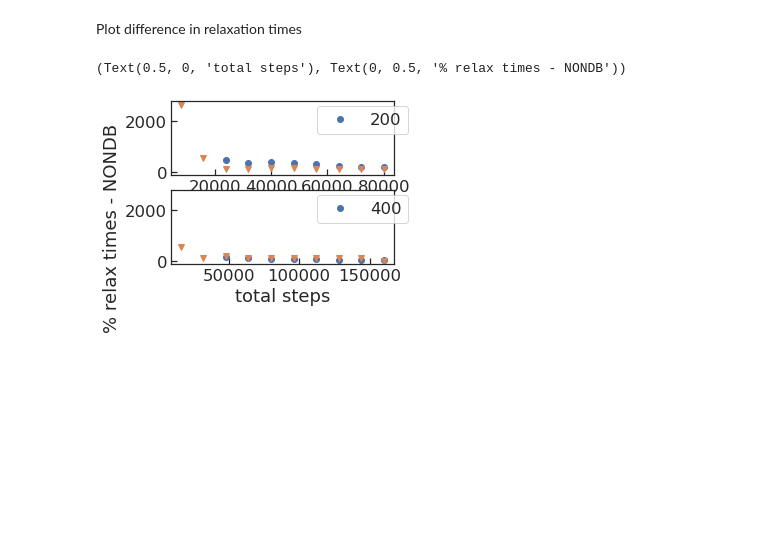
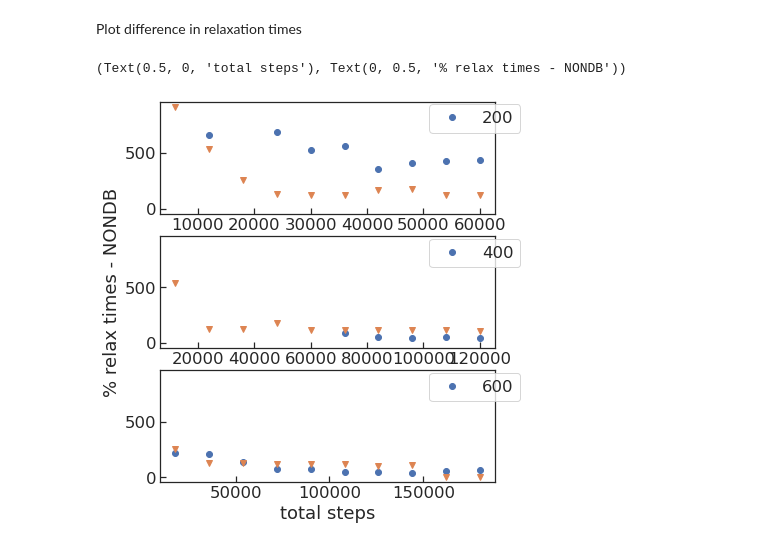
Before and after one commit to BioKT/AdaptiveMasterMSM, a Jupyter notebook: notebooks/villin.ipynb, the cells around one changed output. Saved outputs shown, nothing was run; the diff lists cells and outputs as text; code cells hidden in the pictures; blank space fills up the shorter version.

```diff
--- a/notebooks/villin.ipynb
+++ b/notebooks/villin.ipynb
@@ -558,7 +522,7 @@ print(plottime)
 # Build fractions of PLAIN MD
 rmats = {}
 #ldata = np.unique(plottime)
-ldata = np.arange(200,500,200)
+ldata = np.arange(200,700,200)
 for plains in ldata:
     rmats[plains] = []
     for epo in range(n_epochs):
@@ -597,6 +561,6 @@ dict_keys([200, 400])
 # %%
 mdtim, mdmpop, mdexp = {}, {}, {}
-ldata = np.arange(200,500,200)
+ldata = np.arange(200,700,200)
 for plains in ldata:
     mdtim[plains], mdexp[plains], mdmpop[plains] = [], [], []
     for epo in range(n_epochs):
@@ -629,8 +593,8 @@ print(listnow)
 # %% [markdown]
 Plot % of explored states
 # %%
-fig, ax = plt.subplots(2,figsize=(4,3),sharey=True )
-for i in range(2):
+fig, ax = plt.subplots(3,figsize=(6,7),sharey=True )
+for i in range(3):
     ax[i].plot(plottime[i*n_epochs:i*n_epochs+n_epochs], \
                plotexp[i*n_epochs:i*n_epochs+n_epochs],'o',label=list(aux.keys())[i])
     ax[i].legend(bbox_to_anchor=(1., 1.25))
@@ -642,8 +606,8 @@ ax[-1].set_xlabel('total steps'),ax[1].set_ylabel('% explored pop NONDB')
 # %% [markdown]
 Plot difference in MSM populations
 # %%
-fig, ax = plt.subplots(2,figsize=(4,3),sharey=True )
-for i in range(2):
+fig, ax = plt.subplots(3,figsize=(6,7),sharey=True )
+for i in range(3):
     ax[i].plot(plottime[i*n_epochs:i*n_epochs+n_epochs], \
                plotmpop[i*n_epochs:i*n_epochs+n_epochs],'o',label=list(aux.keys())[i])
     ax[i].legend(bbox_to_anchor=(1.4, 1.05))
@@ -655,13 +619,13 @@ ax[-1].set_xlabel('total steps'),ax[1].set_ylabel('MSM pops - NONDB')
 # %% [markdown]
 Plot difference in relaxation times
 # %%
-fig, ax = plt.subplots(2,figsize=(4,3),sharey=True )
-for i in range(2):
+fig, ax = plt.subplots(3,figsize=(6,7),sharey=True )
+for i in range(3):
     ax[i].plot(plottime[i*n_epochs:i*n_epochs+n_epochs], \
                plottim[i*n_epochs:i*n_epochs+n_epochs],'o',label=list(aux.keys())[i])
     ax[i].legend(bbox_to_anchor=(1.1, 1.05))
     ax[i].plot(plottime[i*n_epochs:i*n_epochs+n_epochs],mdtim[list(aux.keys())[i]],'v')
 ax[-1].set_xlabel('total steps'),ax[1].set_ylabel('% relax times - NONDB')
 # %% [output]
 (Text(0.5, 0, 'total steps'), Text(0, 0.5, '% relax times - NONDB'))
-[figure, old version]
+[figure, new version]
```
Also changed, not shown: parts of 13 cells of this notebook.
